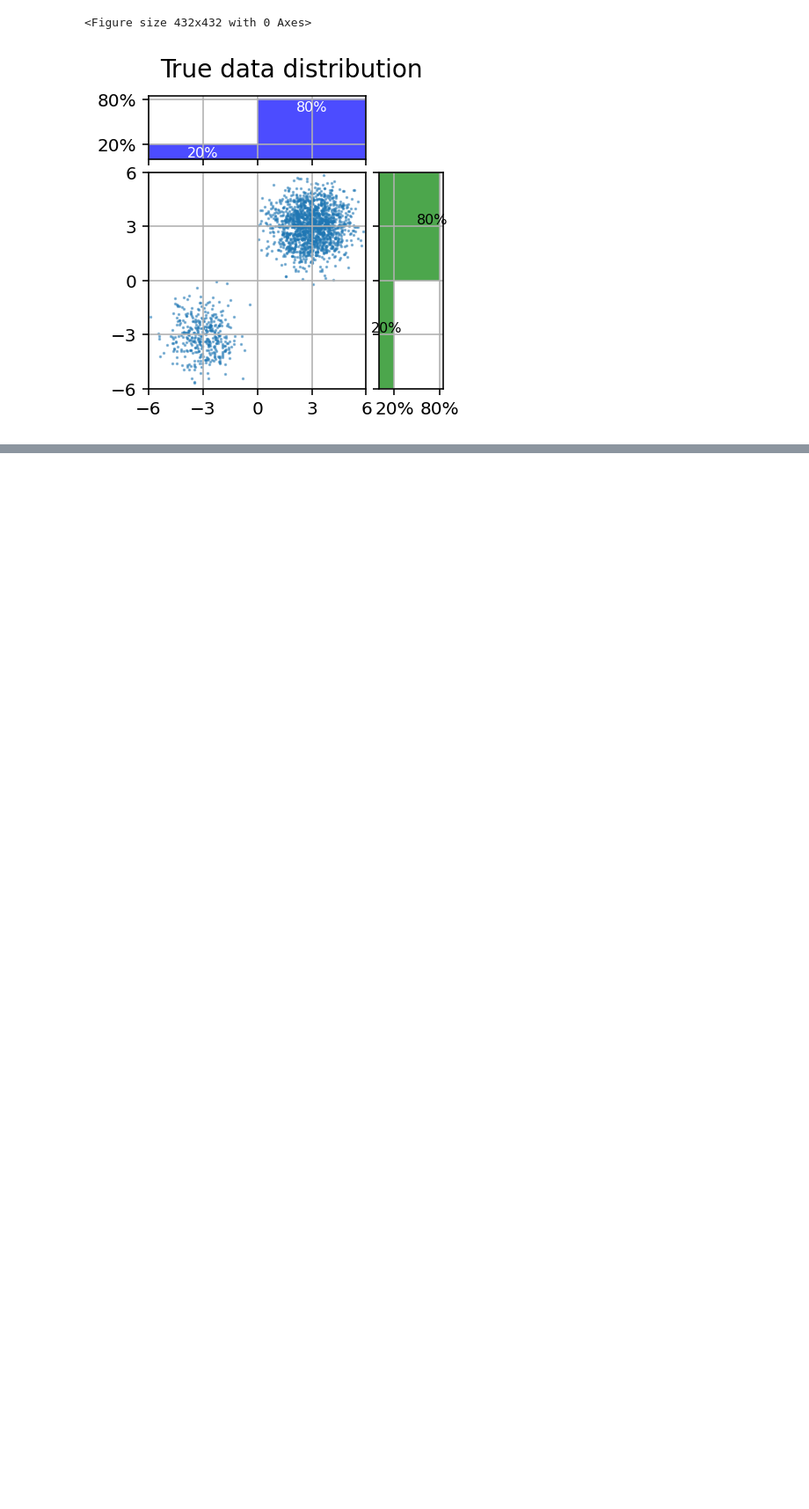
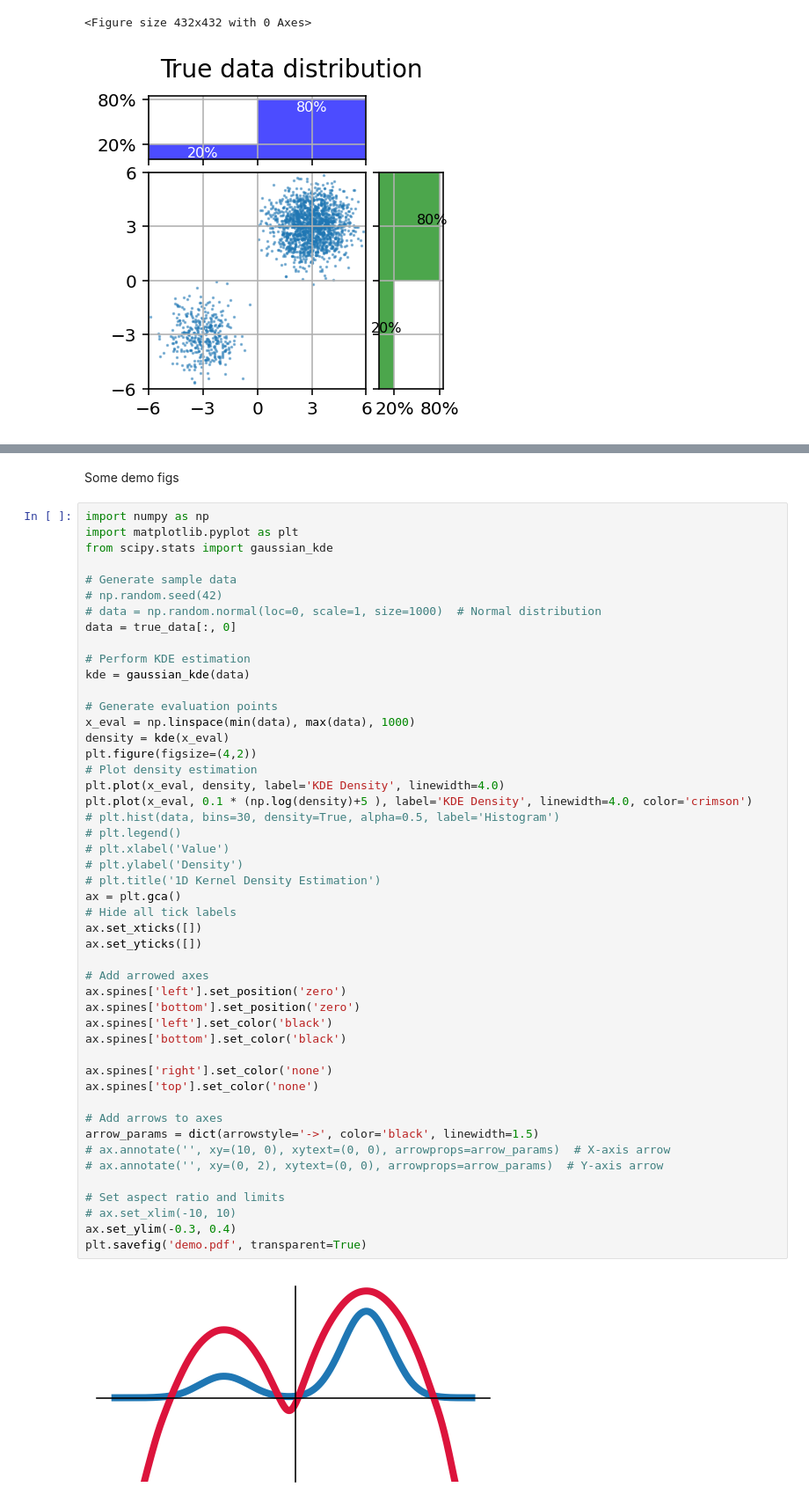
Before and after one commit to mahaitongdae/diffusion-model-hallucination, a Jupyter notebook: gaussian_experiments/baselines.ipynb, the cells around one changed output, grey strips where cells are left out. Shown at 88% size. Saved outputs shown, nothing was run; the diff lists cells and outputs as text; blank space fills up the shorter version.

Commit message:
paper figures

```diff
--- a/gaussian_experiments/baselines.ipynb
+++ b/gaussian_experiments/baselines.ipynb
@@ -210,0 +180,52 @@ plt.show()
+# %% [markdown]
+ Some demo figs
+# %%
+import numpy as np
+import matplotlib.pyplot as plt
+from scipy.stats import gaussian_kde
+
+# Generate sample data
+# np.random.seed(42)
+# data = np.random.normal(loc=0, scale=1, size=1000)  # Normal distribution
+data = true_data[:, 0]
+
+# Perform KDE estimation
+kde = gaussian_kde(data)
+
+# Generate evaluation points
+x_eval = np.linspace(min(data), max(data), 1000)
+density = kde(x_eval)
+plt.figure(figsize=(4,2))
+# Plot density estimation
+plt.plot(x_eval, density, label='KDE Density', linewidth=4.0)
+plt.plot(x_eval, 0.1 * (np.log(density)+5 ), label='KDE Density', linewidth=4.0, color='crimson')
+# plt.hist(data, bins=30, density=True, alpha=0.5, label='Histogram')
+# plt.legend()
+# plt.xlabel('Value')
+# plt.ylabel('Density')
+# plt.title('1D Kernel Density Estimation')
+ax = plt.gca()
+# Hide all tick labels
+ax.set_xticks([])
+ax.set_yticks([])
+
+# Add arrowed axes
+ax.spines['left'].set_position('zero')
+ax.spines['bottom'].set_position('zero')
+ax.spines['left'].set_color('black')
+ax.spines['bottom'].set_color('black')
+
+ax.spines['right'].set_color('none')
+ax.spines['top'].set_color('none')
+
+# Add arrows to axes
+arrow_params = dict(arrowstyle='->', color='black', linewidth=1.5)
+# ax.annotate('', xy=(10, 0), xytext=(0, 0), arrowprops=arrow_params)  # X-axis arrow
+# ax.annotate('', xy=(0, 2), xytext=(0, 0), arrowprops=arrow_params)  # Y-axis arrow
+
+# Set aspect ratio and limits
+# ax.set_xlim(-10, 10)
+ax.set_ylim(-0.3, 0.4)
+plt.savefig('demo.pdf', transparent=True)
+# %% [output]
+[figure, added]
```
Also changed, not shown: parts of 6 cells of this notebook, 2 other files.
